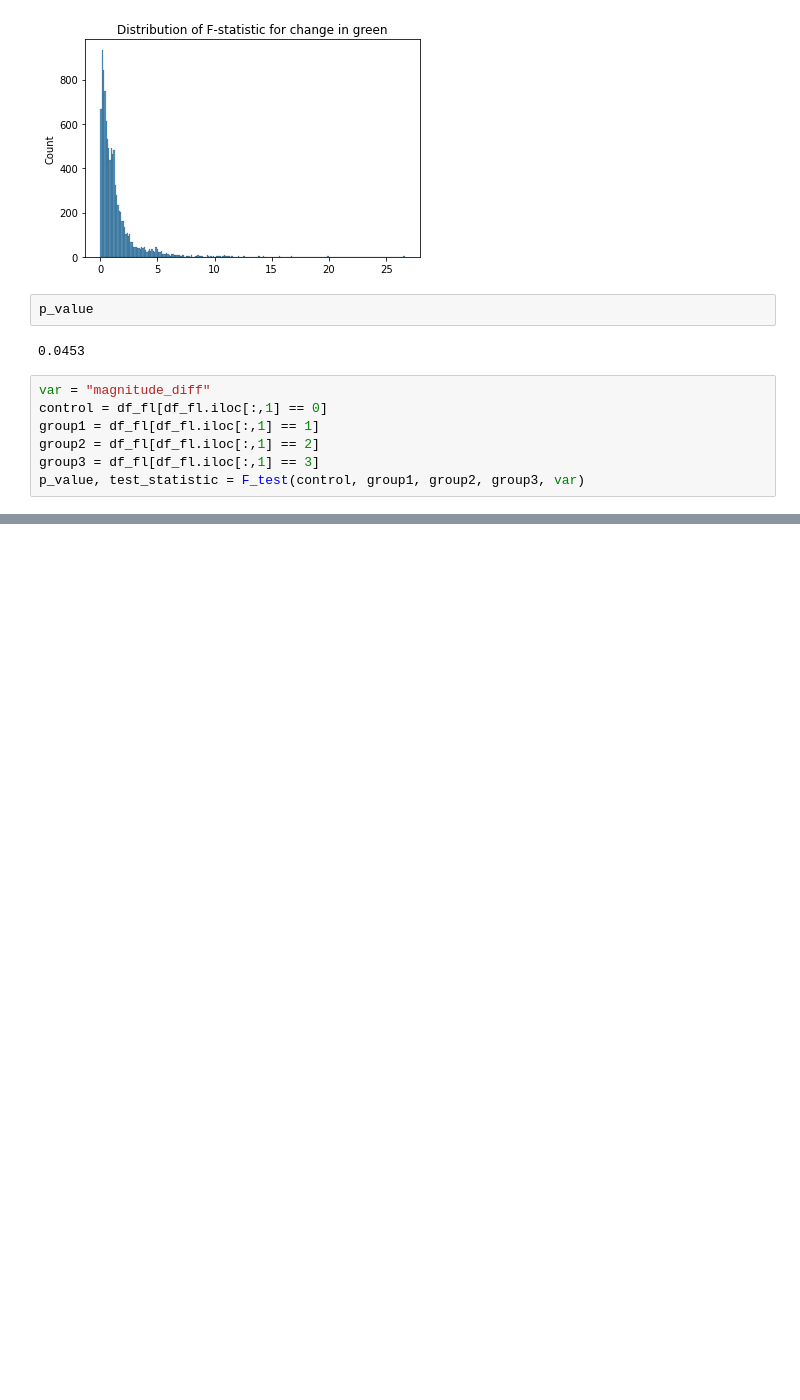
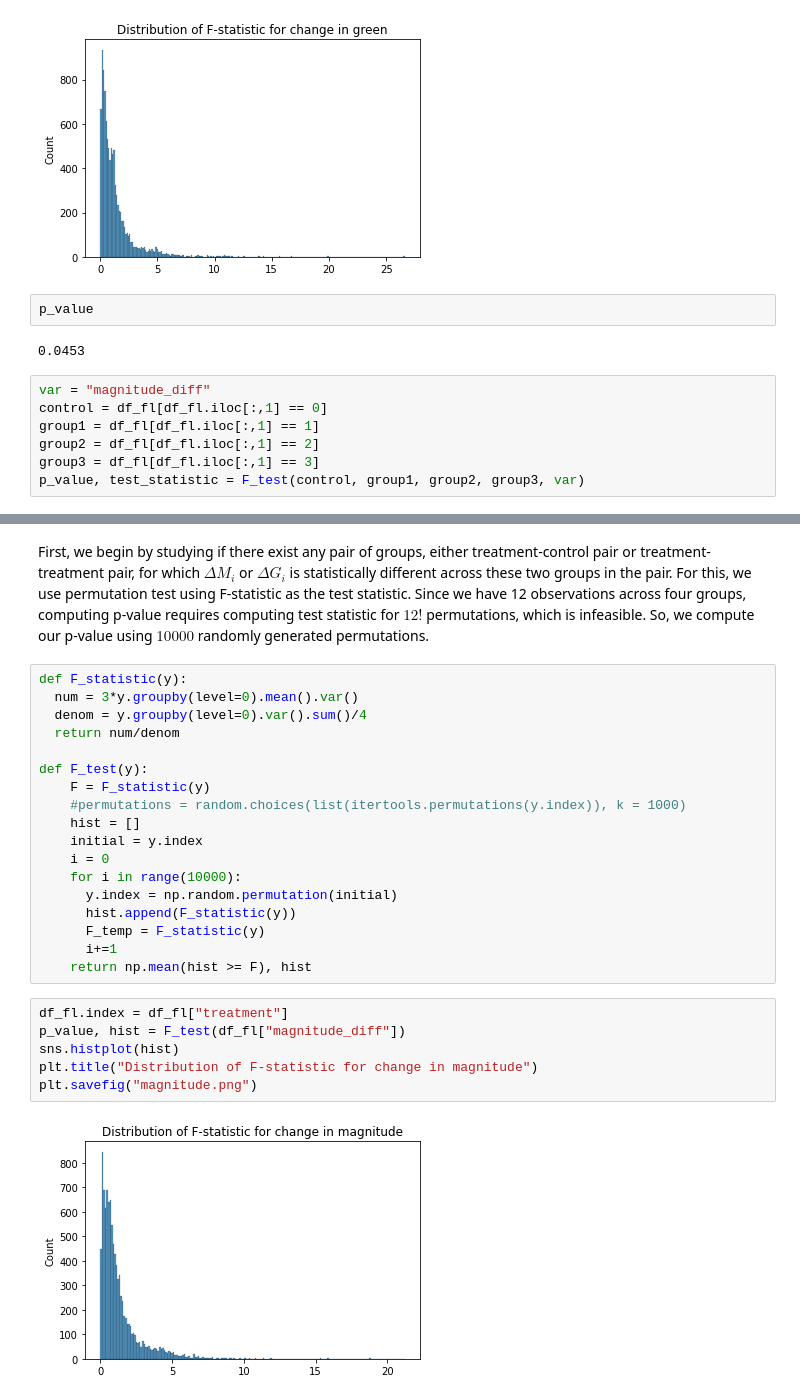
Before and after one commit to unique-subedi/fruit-ripening-experiment, a Jupyter notebook: Unique_fruit_ripening.ipynb, the cells around one changed output, grey strips where cells are left out. Saved outputs shown, nothing was run; the diff lists cells and outputs as text; blank space fills up the shorter version.

```diff
--- a/Unique_fruit_ripening.ipynb
+++ b/Unique_fruit_ripening.ipynb
@@ -142,0 +137,29 @@ nan
+# %% [markdown]
+First, we begin by studying if there exist any pair of groups, either treatment-control pair or treatment-treatment pair, for which $\Delta M_i$ or $\Delta G_i$ is statistically different across these two groups in the pair. For this, we use permutation test using F-statistic as the test statistic.
+Since we have 12 observations across four groups, computing p-value requires computing test statistic for $12!$ permutations, which is infeasible. So, we compute our p-value using $10000$ randomly generated permutations.
+# %%
+def F_statistic(y):
+  num = 3*y.groupby(level=0).mean().var()
+  denom = y.groupby(level=0).var().sum()/4
+  return num/denom
+
+def F_test(y):
+    F = F_statistic(y)
+    #permutations = random.choices(list(itertools.permutations(y.index)), k = 1000)
+    hist = []
+    initial = y.index
+    i = 0
+    for i in range(10000):
+      y.index = np.random.permutation(initial)
+      hist.append(F_statistic(y))
+      F_temp = F_statistic(y)
+      i+=1
+    return np.mean(hist >= F), hist
+# %%
+df_fl.index = df_fl["treatment"]
+p_value, hist = F_test(df_fl["magnitude_diff"])
+sns.histplot(hist)
+plt.title("Distribution of F-statistic for change in magnitude")
+plt.savefig("magnitude.png")
+# %% [output]
+[figure, added]
```
Also changed, not shown: parts of 7 cells of this notebook.
